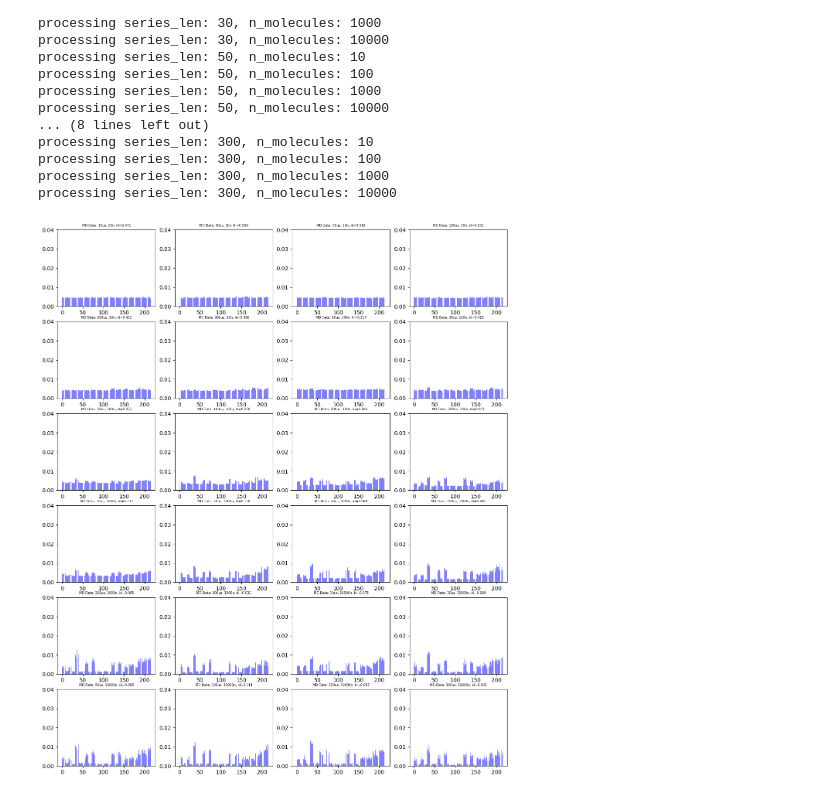
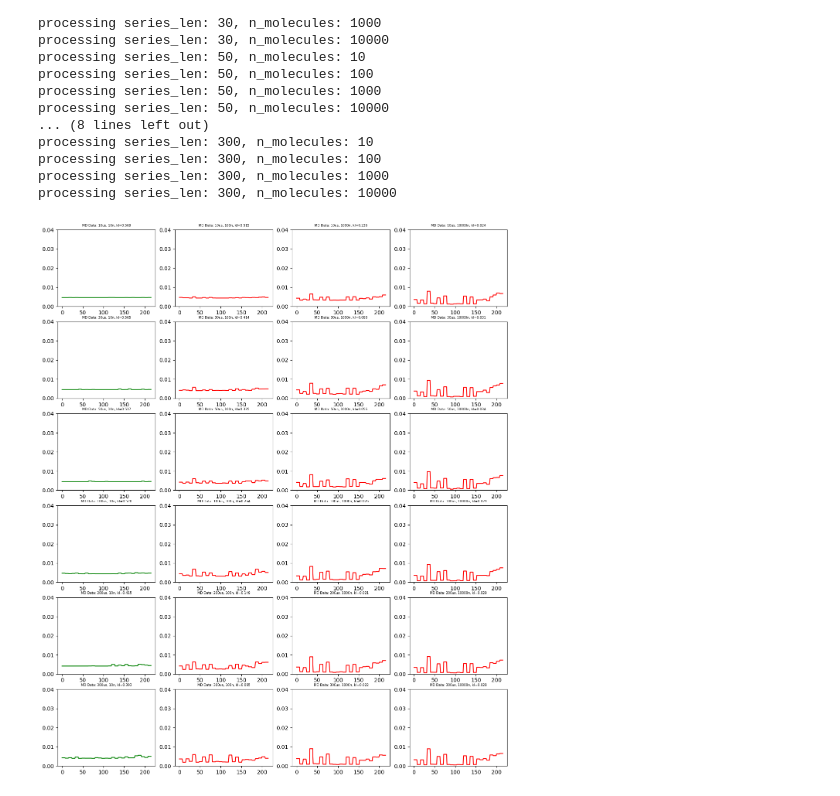
Before and after one commit to ravehlab/iMSM, a Jupyter notebook: 012_EXP_compare_efficiency.ipynb, the cells around one changed output. Saved outputs shown, nothing was run; the diff lists cells and outputs as text; code cells hidden in the pictures.

```diff
--- a/012_EXP_compare_efficiency.ipynb
+++ b/012_EXP_compare_efficiency.ipynb
@@ -37,9 +38,9 @@ for series_len in lengths:
                                         n_chains_per_fg=[16, 48, 16, 16, 16, 32, 32, 16, 8, 16],
                                         init_1 = True,
                                         symmetrize = True,
-                                        add_to_diag = 0)
+                                        add_to_diag = 0.9)
 
-        with open(f"data/transition_matrices/less-data-mem/interactions-{int(series_len/10)}us-{n_molecules}n.pickle", "wb") as f:
+        with open(f"data/transition_matrices/less-data-mem2/interactions-{int(series_len/10)}us-{n_molecules}n.pickle", "wb") as f:
             pickle.dump((tm, states), f)
 # %% [output]
 processing series_len: 10, n_molecules: 10
@@ -114,4 +126,5 @@ plt.show()
 # %%
+# generate mm empirical dists
 for i, series_len in enumerate(lengths):
     for j, n_molecules in enumerate(amounts):
         print(f"processing series_len: {series_len}, n_molecules: {n_molecules}")
@@ -124,14 +137,14 @@ for i, series_len in enumerate(lengths):
         a = np.append(a, np.zeros(218))
         a = a / np.sum(a)
 
-        b = get_mm_empirical_distribution(tm_path=f"data/transition_matrices/less-data-mem/interactions-{int(series_len/10)}us-{n_molecules}n",
+        mm_empirical_dist = get_mm_empirical_distribution(tm_path=f"data/transition_matrices/less-data-mem/interactions-{int(series_len/10)}us-{n_molecules}n.pickle",
                                           n_series=10000,
-                                          series_len=300,
+                                          series_len=500,
                                           mem=True,
                                           init_dist=a)
 
         with open(f"data/empirical_dists/mm-interactions-{int(series_len/10)}us-{n_molecules}n.pickle", "wb") as f:
-            pickle.dump(b, f)
+            pickle.dump(mm_empirical_dist, f)
 # %% [output]
 processing series_len: 10, n_molecules: 10
 processing series_len: 10, n_molecules: 100
@@ -150,20 +163,41 @@ processing series_len: 300, n_molecules: 10
 processing series_len: 300, n_molecules: 100
 processing series_len: 300, n_molecules: 1000
 processing series_len: 300, n_molecules: 10000
+# %%
+# generate mm stationary dists
+for i, series_len in enumerate(lengths):
+    for j, n_molecules in enumerate(amounts):
+        # print(f"processing series_len: {series_len}, n_molecules: {n_molecules}")
+        mm_stationary_dist = get_mm_stationary_distribution(tm_path=f"data/transition_matrices/less-data-mem/interactions-{int(series_len/10)}us-{n_molecules}n.pickle",
+                                          mem=True)
+        with open(f"data/stationary_dists/mm-interactions-{int(series_len/10)}us-{n_molecules}n.pickle", "wb") as f:
+            pickle.dump(mm_stationary_dist, f)
 # %%
+with open(f"data/empirical_dists/md-interactions-{int(300/10)}us-{10000}n.pickle", "rb") as f:
+    best_md_dist = pickle.load(f)
+
+# visualize mm empirical dists
 plt.figure(figsize=(15, 18))
 for i, series_len in enumerate(lengths):
     for j, n_molecules in enumerate(amounts):
-        plt.subplot(6, 4, i+1 + j*6)
+        plt.subplot(6, 4, i*4 + j+1)
 
-        with open(f"data/empirical_dists/mm-interactions-{int(series_len/10)}us-{n_molecules}n", "rb") as f:
-            b = pickle.load(f)
-        kld = kl_divergence(b, best)
-        b = b[1:-1]
+        with open(f"data/stationary_dists/mm-interactions-{int(series_len/10)}us-{n_molecules}n.pickle", "rb") as f:
+            mm_empirical_dist = pickle.load(f)
+        mm_kld = kl_divergence(mm_empirical_dist, best_md_dist)
+        mm_empirical_dist = mm_empirical_dist[1:-1]
 
-        plt.bar(range(216), b, alpha=0.5, label='MD Data', color='blue')
+
+        with open(f"data/empirical_dists/md-interactions-{int(series_len/10)}us-{n_molecules}n.pickle", "rb") as f:
+            md_empirical_dist = pickle.load(f)
+        md_kld = kl_divergence(md_empirical_dist, best_md_dist)
+
+        if mm_kld > md_kld:
+            sns.lineplot(x=range(216), y=mm_empirical_dist, color='red')
+        else:
+            sns.lineplot(x=range(216), y=mm_empirical_dist, color='green')
         plt.ylim(0, 0.04)
-        plt.title(f"MD Data: {series_len}us, {n_molecules}n, kl={kld:.3f}", fontsize=6)
+        plt.title(f"MD Data: {series_len}us, {n_molecules}n, kl={mm_kld:.3f}", fontsize=6)
 plt.show()
 # %% [output]
-[figure, old version]
+[figure, new version]
```
Also changed, not shown: parts of 10 cells of this notebook, 11 other files.
